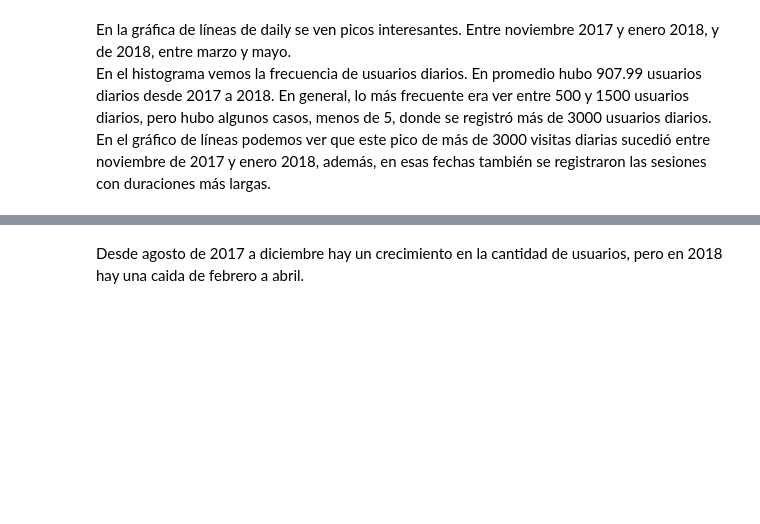
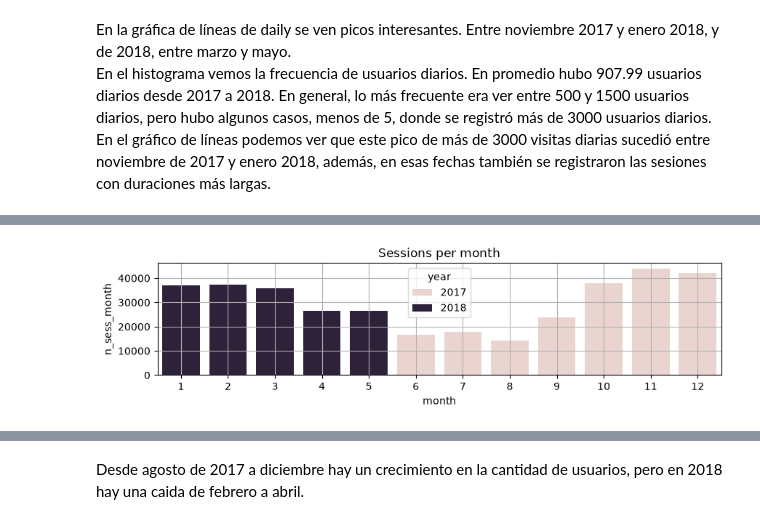
Before and after one commit to marcb-97/showz_project, a Jupyter notebook: showz.ipynb, the cells around one changed output, grey strips where cells are left out. Saved outputs shown, nothing was run; the diff lists cells and outputs as text; code cells hidden in the pictures; blank space fills up the shorter version.

Commit message:
Análisis de visits, actividad de usuario

```diff
--- a/showz.ipynb
+++ b/showz.ipynb
@@ -306,0 +352,27 @@ print(f"Por mes, en promedio hay {mau['user_id'].mean():.2f} usuarios")
+# %%
+#Sesiones por periodo
+session_by_period = visits.groupby(['year', 'month','week', 'date']).agg(
+    {'start_ts':'count'}
+)
+session_by_period.columns = ['sess_daily']
+session_by_period = session_by_period.reset_index()
+sess_weekly = session_by_period.groupby(['year', 'week']).agg({
+    'sess_daily':'sum'
+})
+sess_weekly.columns =['n_sess_week']
+sess_weekly = sess_weekly.reset_index()
+sess_monthly = session_by_period.groupby(['year', 'month']).agg({
+    'sess_daily':'sum'
+})
+sess_monthly.columns =['n_sess_month']
+sess_monthly = sess_monthly.reset_index()
+# %%
+#Visualizacion de sesiones cada mes
+plt.figure(figsize=(10,2))
+#Gráfico de barras
+sns.barplot(data=sess_monthly, x='month', y='n_sess_month', hue='year')
+plt.title('Sessions per month')
+plt.grid(True)
+plt.show()
+# %% [output]
+[figure, added]
```
Also changed, not shown: parts of 20 cells of this notebook.
